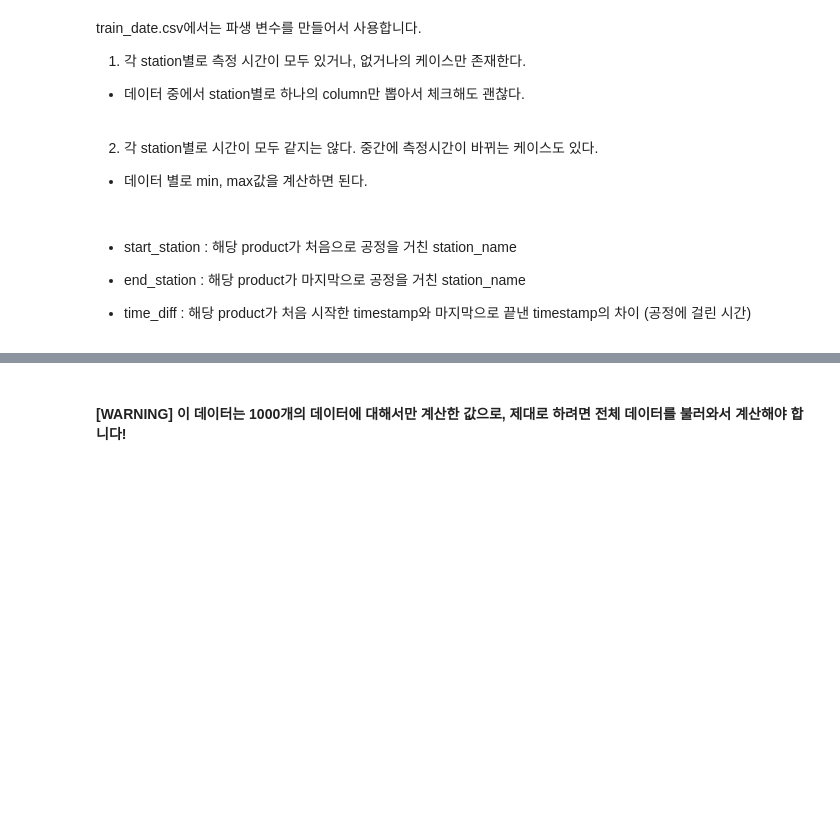
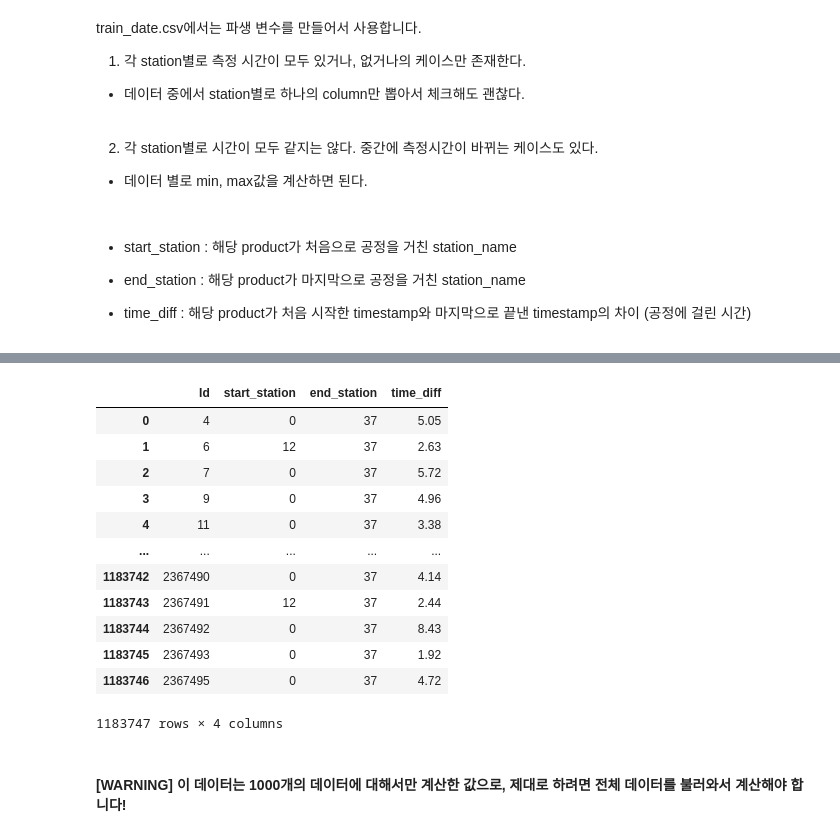
Before and after one commit to sainthm/MGS_AI_DS, a Jupyter notebook: YDK/ML/project/preparation/Failure_prediction_PJT.ipynb, the cells around one changed output, grey strips where cells are left out. Saved outputs shown, nothing was run; the diff lists cells and outputs as text; code cells hidden in the pictures; blank space fills up the shorter version.

```diff
--- a/YDK/ML/project/preparation/Failure_prediction_PJT.ipynb
+++ b/YDK/ML/project/preparation/Failure_prediction_PJT.ipynb
@@ -163,34 +192,48 @@ train_date
 
 ## [HINT]
 # 1. chunk (datecols)
 # 2. start, end station 만들었던거 그대로 사용
 # 3. min, max 계산해서 time_diff 구하기
 extract_cols = ["Id", "start_station", "end_station", "time_diff"]
 train_date = pd.DataFrame(columns=extract_cols)
 
-for chunk in pd.read_csv('../input/bosch-production-line-performance/train_date.csv.zip',
+for chunk in pd.read_csv('./bosch-production-line-performance/train_date.csv.zip',
                         usecols=["Id"] + datecols.tolist(), chunksize=100000):
 
     chunk["start_station"] = -1  # 초기화(initialization)
     chunk["end_station"] = -1
 
     for col in chunk[datecols]: # Id, start_station, end_station 제외한것과 같음.
         ## TODO : start_station과 end_station을 찾아주세요
         station_num = int(col.split("_")[1][1:])
         notnulls = (~chunk[col].isnull()) # 해당 column에서 NaN 아닌 값들의 위치 (boolean mask)
 
         chunk.loc[(notnulls & (chunk.start_station == -1)), "start_station"] = station_num
         chunk.loc[notnulls, "end_station"] = station_num
 
 
     start_time = chunk[datecols].min(axis=1)
     end_time = chunk[datecols].max(axis=1)
     time_diff = end_time - start_time
     chunk['time_diff'] = time_diff
     chunk = chunk[extract_cols]
     train_date = pd.concat([train_date, chunk])
 
 train_date
+# %% [output]
+|  | Id | start_station | end_station | time_diff |
+| 0 | 4 | 0 | 37 | 5.05 |
+| 1 | 6 | 12 | 37 | 2.63 |
+| 2 | 7 | 0 | 37 | 5.72 |
+| 3 | 9 | 0 | 37 | 4.96 |
+| 4 | 11 | 0 | 37 | 3.38 |
+| ... | ... | ... | ... | ... |
+| 1183742 | 2367490 | 0 | 37 | 4.14 |
+| 1183743 | 2367491 | 12 | 37 | 2.44 |
+| 1183744 | 2367492 | 0 | 37 | 8.43 |
+| 1183745 | 2367493 | 0 | 37 | 1.92 |
+| 1183746 | 2367495 | 0 | 37 | 4.72 |
+1183747 rows × 4 columns
 # %%
 # train_numeric.csv 데이터에서 중요한 feature를 뽑기 위해서, PCA(truncatedSVD) 또는 feature importance를 통해 뽑는 방법을 사용합니다.
 # %% [markdown]
```
Also changed, not shown: parts of 10 cells of this notebook.
